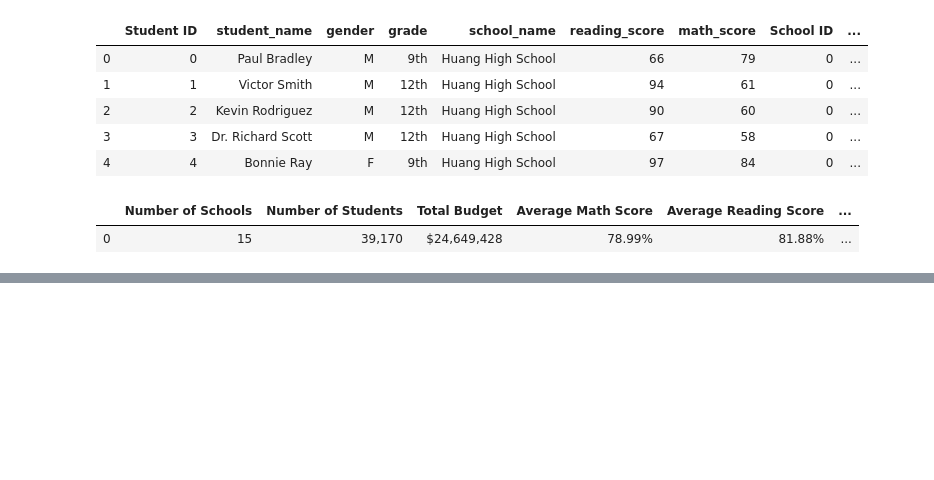
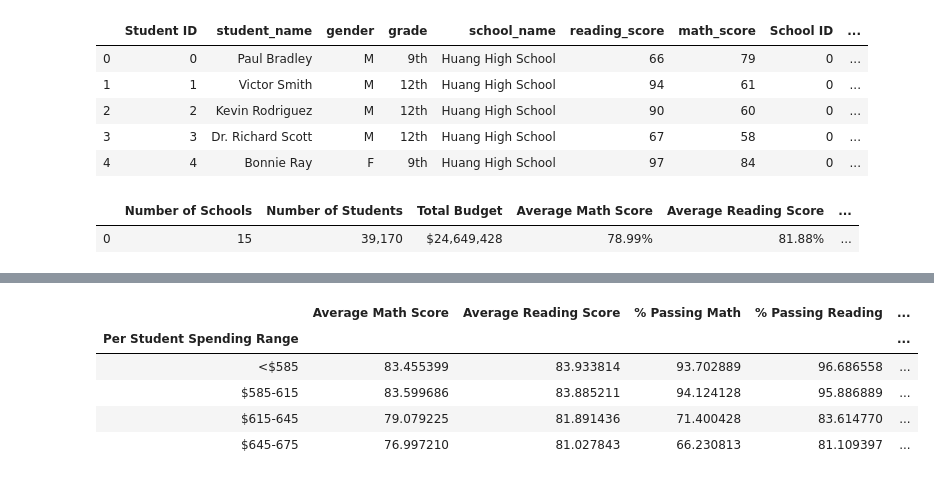
Before and after one commit to alyssamoyer/pandas-challenge, a Jupyter notebook: PyCitySchools/Main.ipynb, the cells around one changed output, grey strips where cells are left out. Cells and saved outputs as stored; diff of their text form; code cells hidden in the pictures; blank space fills up the shorter version.

```diff
--- a/PyCitySchools/Main.ipynb
+++ b/PyCitySchools/Main.ipynb
@@ -155,0 +218,36 @@ type_avg
+# %%
+#Scores by School Spending
+
+# Bins Created for spending by student
+spending_bins = [0, 585, 615, 645, 675]
+group_names = ["<$585", "$585-615", "$615-645", "$645-675"]
+
+school_summary["Per Student Spending Range"] = pd.cut(school_summary["Per Student Budget"], spending_bins, labels=group_names)
+
+#Create new columns that total up number of students passing math/reading
+school_summary["Number of students passing math"] = school_summary['Total Students']*(school_summary['% Passing Math']/100)
+school_summary["Number of students passing reading"] = school_summary['Total Students']*(school_summary['% Passing Reading']/100)
+
+# grouby the df by speding range. Take the mean of average math/reading and take the sums of students counts
+school_spending = school_summary[['Per Student Spending Range','Total Students','Average Math Score', 'Average Reading Score', 'Number of students passing math', 'Number of students passing reading']].groupby('Per Student Spending Range').agg(
+    {'Average Math Score': 'mean',
+    'Average Reading Score': 'mean',
+    'Total Students': 'sum',
+    'Number of students passing math': 'sum',
+    'Number of students passing reading': 'sum'})
+
+#Use the students counts of passing math/reading divided by the total students to get the percent passing each
+school_spending['% Passing Math'] = (school_spending['Number of students passing math']/ school_spending['Total Students'])*100
+school_spending['% Passing Reading'] = (school_spending['Number of students passing reading']/ school_spending['Total Students'])*100
+school_spending['% Overall Passing Rate'] = ((school_spending['% Passing Math']+ school_spending['% Passing Reading'])/2)
+
+#Selecting the columns to display
+school_spending = school_spending[[ 'Average Math Score', 'Average Reading Score', '% Passing Math', '% Passing Reading', '% Overall Passing Rate']]
+school_spending
+# %% [output]
+|  | Average Math Score | Average Reading Score | % Passing Math | % Passing Reading | ... |
+| Per Student Spending Range |  |  |  |  | ... |
+| <$585 | 83.455399 | 83.933814 | 93.702889 | 96.686558 | ... |
+| $585-615 | 83.599686 | 83.885211 | 94.124128 | 95.886889 | ... |
+| $615-645 | 79.079225 | 81.891436 | 71.400428 | 83.614770 | ... |
+| $645-675 | 76.997210 | 81.027843 | 66.230813 | 81.109397 | ... |
```
Also changed, not shown: parts of 10 cells of this notebook, 1 other file.
